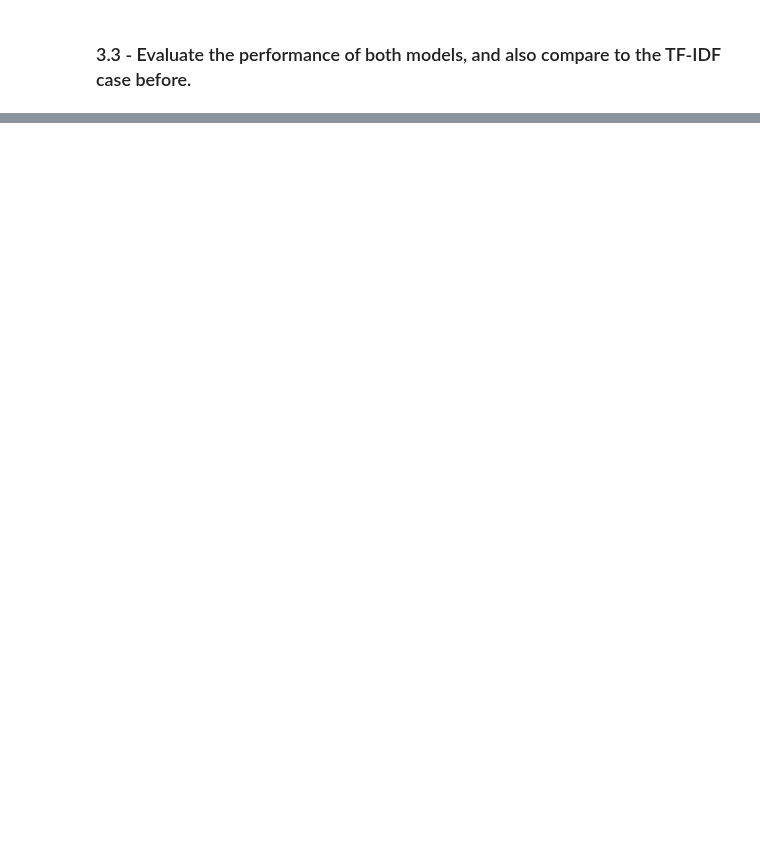
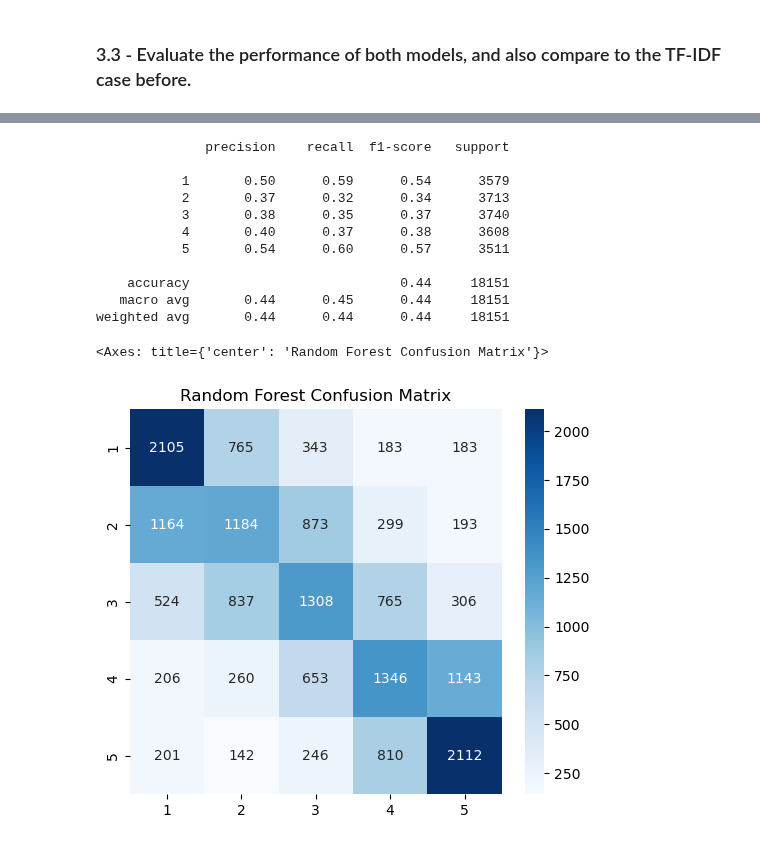
Before and after one commit to Knerten0815/data_science_course, a Jupyter notebook: notebooks/portfolio 3/data_science_MMI_portfolio_03_sentiment_analysis_template.ipynb, the cells around one changed output, grey strips where cells are left out. Saved outputs shown, nothing was run; the diff lists cells and outputs as text; code cells hidden in the pictures; blank space fills up the shorter version.

```diff
--- a/notebooks/portfolio 3/data_science_MMI_portfolio_03_sentiment_analysis_template.ipynb
+++ b/notebooks/portfolio 3/data_science_MMI_portfolio_03_sentiment_analysis_template.ipynb
@@ -710,0 +914,25 @@ Linear Regression with 1- and 2-grams:
+# %%
+rnd_forest_spacy_pred = random_forest.predict(X_test_spacy)
+# %%
+print(classification_report(y_test, rnd_forest_spacy_pred))
+
+fig, ax = plt.subplots(figsize=(6, 5), dpi=100)
+ax.set_title("Random Forest Confusion Matrix")
+sb.heatmap(confusion_matrix(y_test, rnd_forest_spacy_pred),
+           annot=True, cmap='Blues', fmt="g",
+           xticklabels=logistic_regression_spacy.classes_,
+           yticklabels=logistic_regression_spacy.classes_)
+# %% [output]
+              precision    recall  f1-score   support
+
+           1       0.50      0.59      0.54      3579
+           2       0.37      0.32      0.34      3713
+           3       0.38      0.35      0.37      3740
+           4       0.40      0.37      0.38      3608
+           5       0.54      0.60      0.57      3511
+
+    accuracy                           0.44     18151
+   macro avg       0.44      0.45      0.44     18151
+weighted avg       0.44      0.44      0.44     18151
+<Axes: title={'center': 'Random Forest Confusion Matrix'}>
+[figure, added]
```
Also changed, not shown: parts of 24 cells of this notebook.
